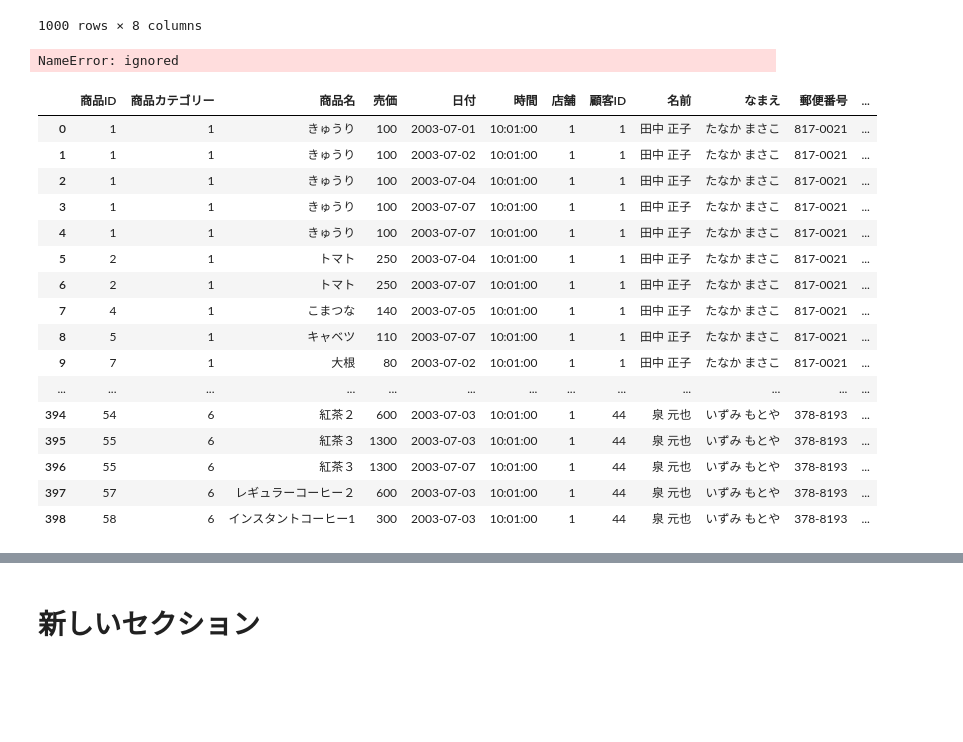
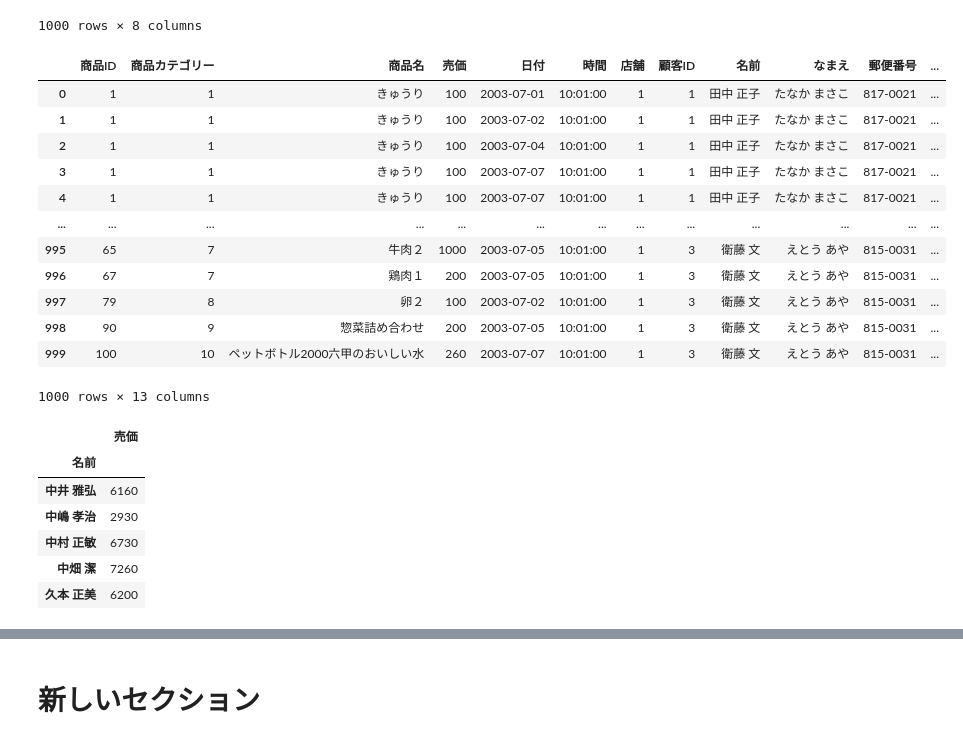
Before and after one commit to sugimotoh/seminar2018, a Jupyter notebook: Decile_Analysis.ipynb, the cells around one changed output, grey strips where cells are left out. Cells and saved outputs as stored; diff of their text form; code cells hidden in the pictures; blank space fills up the shorter version.

```diff
--- a/Decile_Analysis.ipynb
+++ b/Decile_Analysis.ipynb
@@ -51,26 +55,18 @@ df_goods_sales
 1000 rows × 8 columns
 # %%
 df_goods_sales_custm = pd.merge(df_goods_sales,df_custm,on='顧客ID',how='inner')
+df_goods_sales_custm
 # %% [output]
+|  | 商品ID | 商品カテゴリー | 商品名 | 売価 | 日付 | 時間 | 店舗 | 顧客ID | 名前 | なまえ | 郵便番号 | ... |
+| 0 | 1 | 1 | きゅうり | 100 | 2003-07-01 | 10:01:00 | 1 | 1 | 田中 正子 | たなか まさこ | 817-0021 | ... |
+| 1 | 1 | 1 | きゅうり | 100 | 2003-07-02 | 10:01:00 | 1 | 1 | 田中 正子 | たなか まさこ | 817-0021 | ... |
+| 2 | 1 | 1 | きゅうり | 100 | 2003-07-04 | 10:01:00 | 1 | 1 | 田中 正子 | たなか まさこ | 817-0021 | ... |
+| 3 | 1 | 1 | きゅうり | 100 | 2003-07-07 | 10:01:00 | 1 | 1 | 田中 正子 | たなか まさこ | 817-0021 | ... |
+| 4 | 1 | 1 | きゅうり | 100 | 2003-07-07 | 10:01:00 | 1 | 1 | 田中 正子 | たなか まさこ | 817-0021 | ... |
+| ... | ... | ... | ... | ... | ... | ... | ... | ... | ... | ... | ... | ... |
+| 995 | 65 | 7 | 牛肉２ | 1000 | 2003-07-05 | 10:01:00 | 1 | 3 | 衛藤 文 | えとう あや | 815-0031 | ... |
+| 996 | 67 | 7 | 鶏肉１ | 200 | 2003-07-05 | 10:01:00 | 1 | 3 | 衛藤 文 | えとう あや | 815-0031 | ... |
+| 997 | 79 | 8 | 卵２ | 100 | 2003-07-02 | 10:01:00 | 1 | 3 | 衛藤 文 | えとう あや | 815-0031 | ... |
+| 998 | 90 | 9 | 惣菜詰め合わせ | 200 | 2003-07-05 | 10:01:00 | 1 | 3 | 衛藤 文 | えとう あや | 815-0031 | ... |
+| 999 | 100 | 10 | ペットボトル2000六甲のおいしい水 | 260 | 2003-07-07 | 10:01:00 | 1 | 3 | 衛藤 文 | えとう あや | 815-0031 | ... |
-NameError: ignored
+1000 rows × 13 columns
-# %%
-from IPython.display import display, HTML
-display(HTML(df_goods_sales_custm.to_html()))
-# %% [output]
-|  | 商品ID | 商品カテゴリー | 商品名 | 売価 | 日付 | 時間 | 店舗 | 顧客ID | 名前 | なまえ | 郵便番号 | ... |
-| 0 | 1 | 1 | きゅうり | 100 | 2003-07-01 | 10:01:00 | 1 | 1 | 田中 正子 | たなか まさこ | 817-0021 | ... |
-| 1 | 1 | 1 | きゅうり | 100 | 2003-07-02 | 10:01:00 | 1 | 1 | 田中 正子 | たなか まさこ | 817-0021 | ... |
-| 2 | 1 | 1 | きゅうり | 100 | 2003-07-04 | 10:01:00 | 1 | 1 | 田中 正子 | たなか まさこ | 817-0021 | ... |
-| 3 | 1 | 1 | きゅうり | 100 | 2003-07-07 | 10:01:00 | 1 | 1 | 田中 正子 | たなか まさこ | 817-0021 | ... |
-| 4 | 1 | 1 | きゅうり | 100 | 2003-07-07 | 10:01:00 | 1 | 1 | 田中 正子 | たなか まさこ | 817-0021 | ... |
-| 5 | 2 | 1 | トマト | 250 | 2003-07-04 | 10:01:00 | 1 | 1 | 田中 正子 | たなか まさこ | 817-0021 | ... |
-| 6 | 2 | 1 | トマト | 250 | 2003-07-07 | 10:01:00 | 1 | 1 | 田中 正子 | たなか まさこ | 817-0021 | ... |
-| 7 | 4 | 1 | こまつな | 140 | 2003-07-05 | 10:01:00 | 1 | 1 | 田中 正子 | たなか まさこ | 817-0021 | ... |
-| 8 | 5 | 1 | キャベツ | 110 | 2003-07-07 | 10:01:00 | 1 | 1 | 田中 正子 | たなか まさこ | 817-0021 | ... |
-| 9 | 7 | 1 | 大根 | 80 | 2003-07-02 | 10:01:00 | 1 | 1 | 田中 正子 | たなか まさこ | 817-0021 | ... |
-| ... | ... | ... | ... | ... | ... | ... | ... | ... | ... | ... | ... | ... |
-| 394 | 54 | 6 | 紅茶２ | 600 | 2003-07-03 | 10:01:00 | 1 | 44 | 泉 元也 | いずみ もとや | 378-8193 | ... |
-| 395 | 55 | 6 | 紅茶３ | 1300 | 2003-07-03 | 10:01:00 | 1 | 44 | 泉 元也 | いずみ もとや | 378-8193 | ... |
-| 396 | 55 | 6 | 紅茶３ | 1300 | 2003-07-07 | 10:01:00 | 1 | 44 | 泉 元也 | いずみ もとや | 378-8193 | ... |
-| 397 | 57 | 6 | レギュラーコーヒー２ | 600 | 2003-07-03 | 10:01:00 | 1 | 44 | 泉 元也 | いずみ もとや | 378-8193 | ... |
-| 398 | 58 | 6 | インスタントコーヒー1 | 300 | 2003-07-03 | 10:01:00 | 1 | 44 | 泉 元也 | いずみ もとや | 378-8193 | ... |
@@ -76,0 +75,11 @@ display(HTML(df_goods_sales_custm.to_html()))
+# %%
+ decil=pd.DataFrame(df_filter.groupby('名前').sum())
+ decil.head()
+# %% [output]
+|  | 売価 |
+| 名前 |  |
+| 中井 雅弘 | 6160 |
+| 中嶋 孝治 | 2930 |
+| 中村 正敏 | 6730 |
+| 中畑 潔 | 7260 |
+| 久本 正美 | 6200 |
```
Also changed, not shown: parts of 7 cells of this notebook.
